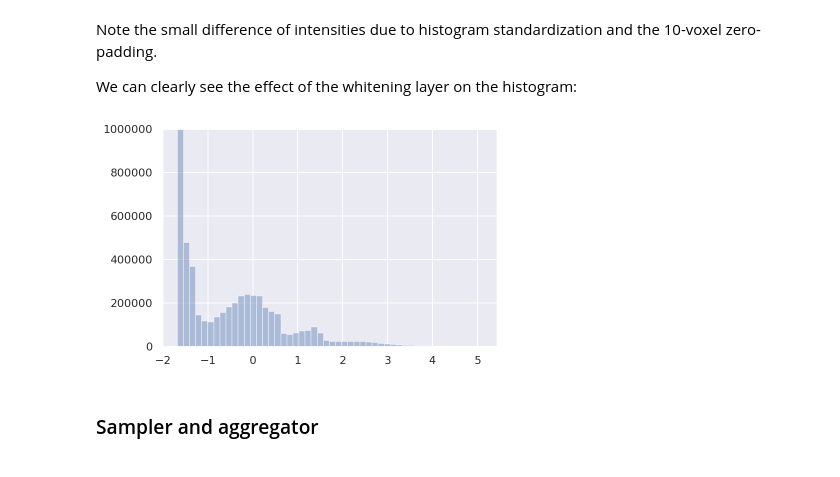
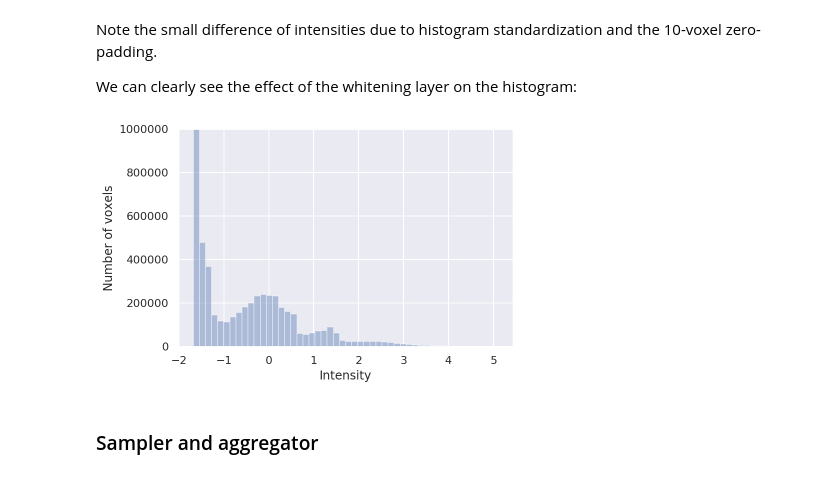
Before and after one commit to fepegar/miccai-educational-challenge-2019, a Jupyter notebook: Combining_the_power_of_PyTorch_and_NiftyNet.ipynb, the cells around one changed output. Cells and saved outputs as stored; diff of their text form; code cells hidden in the pictures.

```diff
--- a/Combining_the_power_of_PyTorch_and_NiftyNet.ipynb
+++ b/Combining_the_power_of_PyTorch_and_NiftyNet.ipynb
@@ -508,9 +544,9 @@ Note the small difference of intensities due to histogram standardization and th
 
 We can clearly see the effect of the whitening layer on the histogram:
 # %%
-visualization.plot_histogram(preprocessed_image, kde=False, ylim=(0, 1e6))
+visualization.plot_histogram(preprocessed_image, kde=False, add_labels=True, ylim=(0, 1e6))
 # %% [output]
-[figure, old version]
+[figure, new version]
 # %% [markdown]
 ### Sampler and aggregator
 # %% [markdown]
```
Also changed, not shown: parts of 18 cells of this notebook.
